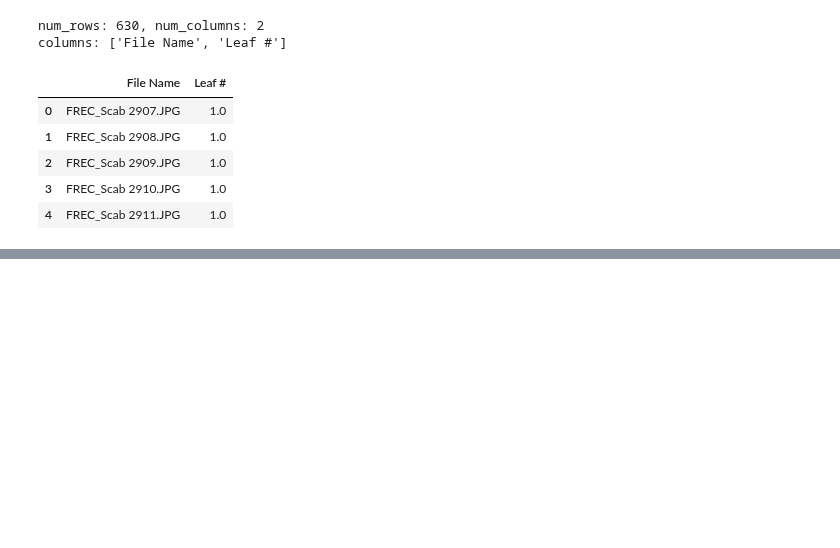
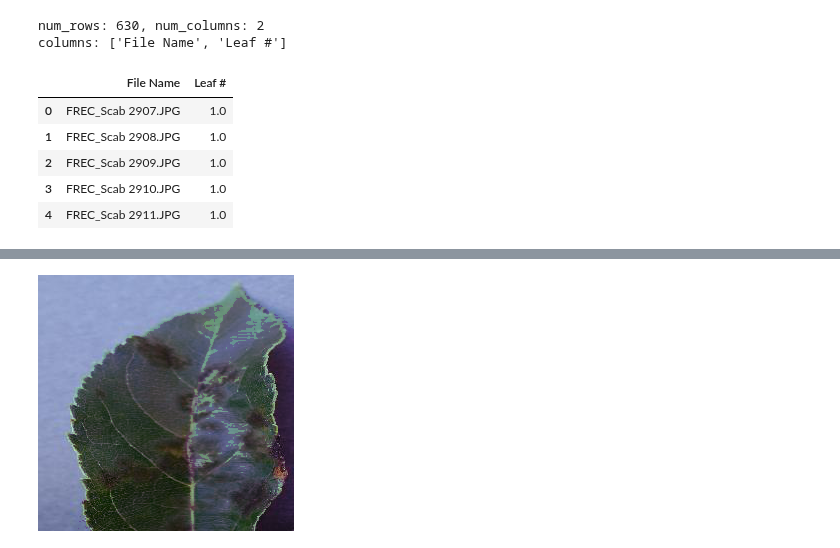
Before and after one commit to bitjockey42/ikapati-research, a Jupyter notebook: notebooks/1.0-agj-data-exploration.ipynb, the cells around one changed output, grey strips where cells are left out. Saved outputs shown, nothing was run; the diff lists cells and outputs as text; code cells hidden in the pictures; blank space fills up the shorter version.

```diff
--- a/notebooks/1.0-agj-data-exploration.ipynb
+++ b/notebooks/1.0-agj-data-exploration.ipynb
@@ -34,0 +134,7 @@ columns: ['File Name', 'Leaf #']
+# %%
+# build a new multiband image
+im2 = Image.merge(im.mode, source)
+# %%
+display(im2)
+# %% [output]
+[figure, added]
```
Also changed, not shown: parts of 21 cells of this notebook.
